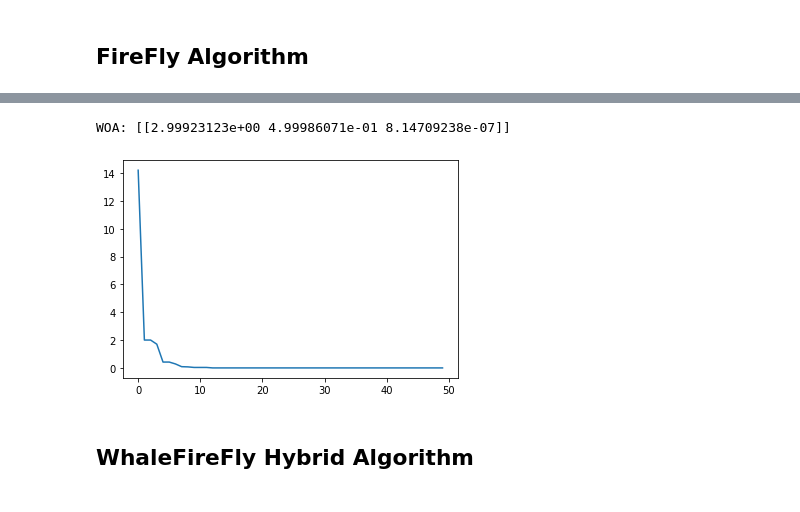
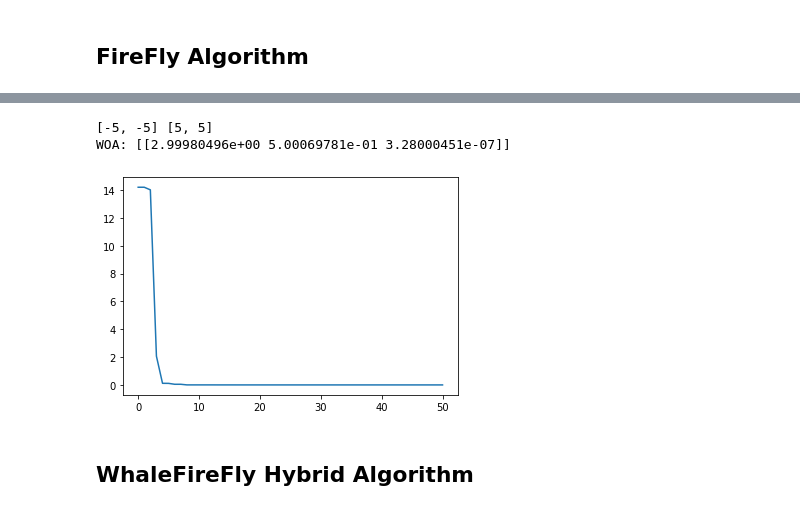
Before and after one commit to anishgowda21/mini-project, a Jupyter notebook: notebooks/WhaleFirefly.ipynb, the cells around one changed output, grey strips where cells are left out. Drawn from its saved outputs; the diff is of its cells as text; code cells hidden in the pictures.

```diff
--- a/notebooks/WhaleFirefly.ipynb
+++ b/notebooks/WhaleFirefly.ipynb
@@ -27,3 +27,19 @@ def levy13(variables_values = [0, 0]):
 
 def target_function(params=[]):
     return
+# %%
+import time
+data = pd.read_csv('../Datasets/iris.csv',header=None)
+y = data.iloc[:, -1].values
+data = data.iloc[:, :-1].values
+
+min_=[]
+max_=[]
+print(data.shape)
+for i in range(data.shape[1]):
+    d = [x[i] for x in data]
+    min_.append(min(d))
+    max_.append(max(d))
+
+k = 7
+iternum = 10
@@ -30,12 +71,13 @@ def target_function(params=[]):
 # %% [markdown]
 ## Whale Algorithm
 # %%
-def whale_initial_position(hunting_party = 5, min_values = [-5,-5], max_values = [5,5], target_function = target_function):
-    positions = np.zeros((hunting_party,len(min_values)+1))
+def whale_initial_position(hunting_party=5, min_values=[-5, -5], max_values=[5, 5], target_function=target_function):
+    positions = np.zeros((hunting_party, len(min_values)+1))
     for i in range(hunting_party):
         for j in range(len(min_values)):
-            positions[i][j] = random.uniform(min_values[j],max_values[j])
-        positions[i][len(min_values)] = target_function(positions[i][:len(min_values)])
+            positions[i][j] = random.uniform(min_values[j], max_values[j])
+        positions[i][len(min_values)] = target_function(
+            positions[i][:len(min_values)])
     return positions
 
 
@@ -88,12 +130,11 @@ def whale_optimization_algorithm(hunting_party = 10, spiral_param = 1,  min_valu
     count    = 0
     hist     = []
     leader_plot = []
+    print(min_values,max_values)
     positions = whale_initial_position(hunting_party=hunting_party, min_values=min_values, max_values=max_values, target_function=target_function)
     leader = whale_leader_position(dimension=len(min_values), target_function=target_function)
-    while(count<iterations):
-        # print("Iteration",count,"f(x) =",leader[0,-1])
-        #append leaders x,y position to plot
-        leader_plot.append(list(leader[0,:len(min_values)]))
+    while(count<=iterations):
+        # print("Iteration",count,"f(x) =",leader)
         plt.show()
         hist.append(leader[0,-1])
         a_linear_component = 2 - count*(2/iterations) # linear component of a
@@ -101,7 +142,7 @@ def whale_optimization_algorithm(hunting_party = 10, spiral_param = 1,  min_valu
         leader = whale_update_leader(positions, leader)
         positions = whale_update_position(positions, leader, a_linear_component=a_linear_component,b_linear_component=b_linear_component,spiral_param=spiral_param,min_values=min_values,max_values=max_values,target_function=target_function)
         count += 1
-    return leader, hist, leader_plot
+    return leader, hist
 # %% [markdown]
 ## FireFly Algorithm
 # %%
@@ -168,22 +209,23 @@ Best Value : -0.05920977889017375
 # %%
-woa,woahist,woaleader_plot=whale_optimization_algorithm(target_function=beale)
+woa,woahist=whale_optimization_algorithm(target_function=beale)
 print("WOA:",woa)
 
 #plot the histogram of the WOA
 plt.plot(woahist)
 plt.show()
 
 
 # for i in range(len(woaleader_plot)):
 #     plt.xlim(-5,5)
 #     plt.ylim(-5,5)
 #     plt.scatter(woaleader_plot[i][0],woaleader_plot[i][1],c='r')
 #     plt.pause(0.5)
 
 # plt.show()
 # %% [output]
-WOA: [[2.99923123e+00 4.99986071e-01 8.14709238e-07]]
+[-5, -5] [5, 5]
+WOA: [[2.99980496e+00 5.00069781e-01 3.28000451e-07]]
-[figure, old version]
+[figure, new version]
 # %% [markdown]
 ## WhaleFireFly Hybrid Algorithm
 # %%
```
Also changed, not shown: parts of 9 cells of this notebook, 33 other files.
